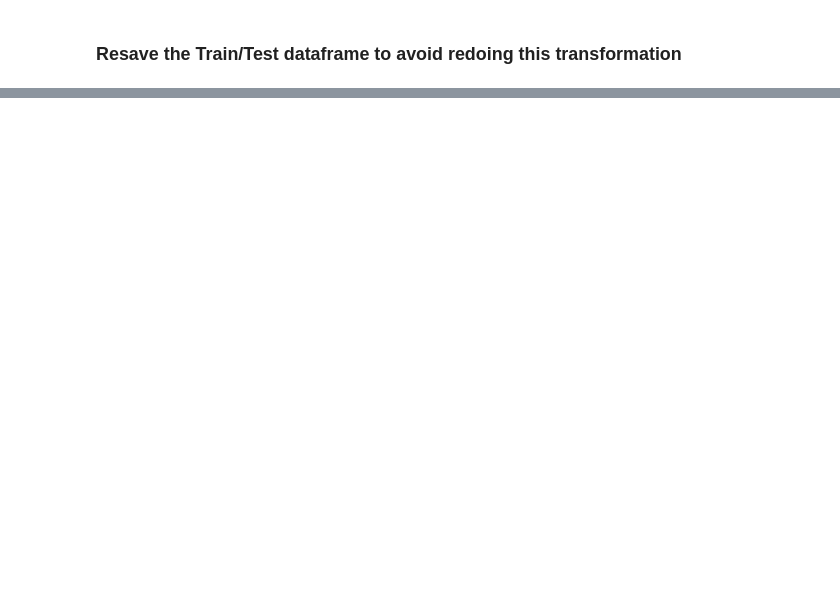
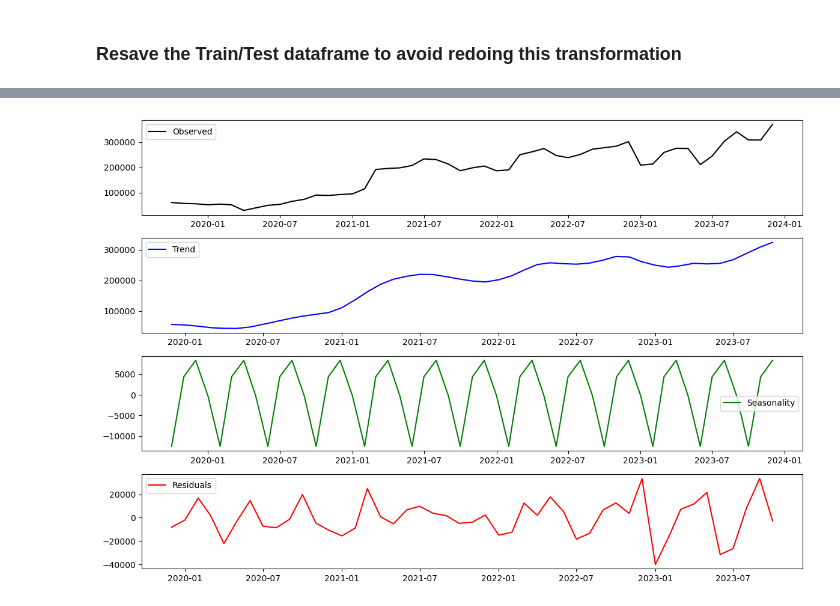
Before and after one commit to alanklin/AA-Capstone, a Jupyter notebook: Code/Notebooks/week3_eda.ipynb, the cells around one changed output, grey strips where cells are left out. Saved outputs shown, nothing was run; the diff lists cells and outputs as text; code cells hidden in the pictures; blank space fills up the shorter version.

```diff
--- a/Code/Notebooks/week3_eda.ipynb
+++ b/Code/Notebooks/week3_eda.ipynb
@@ -109,0 +290,33 @@ test_df.to_csv(sector_data_csv_path_test, index=False)
+# %%
+# Ensure 'Year-Date' is in datetime format
+train_df['Year-Date'] = pd.to_datetime(train_df['Year-Date'])
+
+# Aggregate encounter counts by month without any other aggregations
+monthly_data = train_df.groupby(train_df['Year-Date'].dt.to_period('M'))['Encounter Count'].sum().reset_index()
+monthly_data['Year-Date'] = monthly_data['Year-Date'].dt.to_timestamp()
+
+# Perform additive decomposition
+decomposition = seasonal_decompose(monthly_data['Encounter Count'], model='additive', period=4)
+
+# Plot decomposition results
+plt.figure(figsize=(12, 8))
+plt.subplot(411)
+plt.plot(monthly_data['Year-Date'], decomposition.observed, label='Observed', color='black')
+plt.legend()
+
+plt.subplot(412)
+plt.plot(monthly_data['Year-Date'], decomposition.trend, label='Trend', color='blue')
+plt.legend()
+
+plt.subplot(413)
+plt.plot(monthly_data['Year-Date'], decomposition.seasonal, label='Seasonality', color='green')
+plt.legend()
+
+plt.subplot(414)
+plt.plot(monthly_data['Year-Date'], decomposition.resid, label='Residuals', color='red')
+plt.legend()
+
+plt.tight_layout()
+plt.show()
+# %% [output]
+[figure, added]
```
Also changed, not shown: parts of 13 cells of this notebook.
